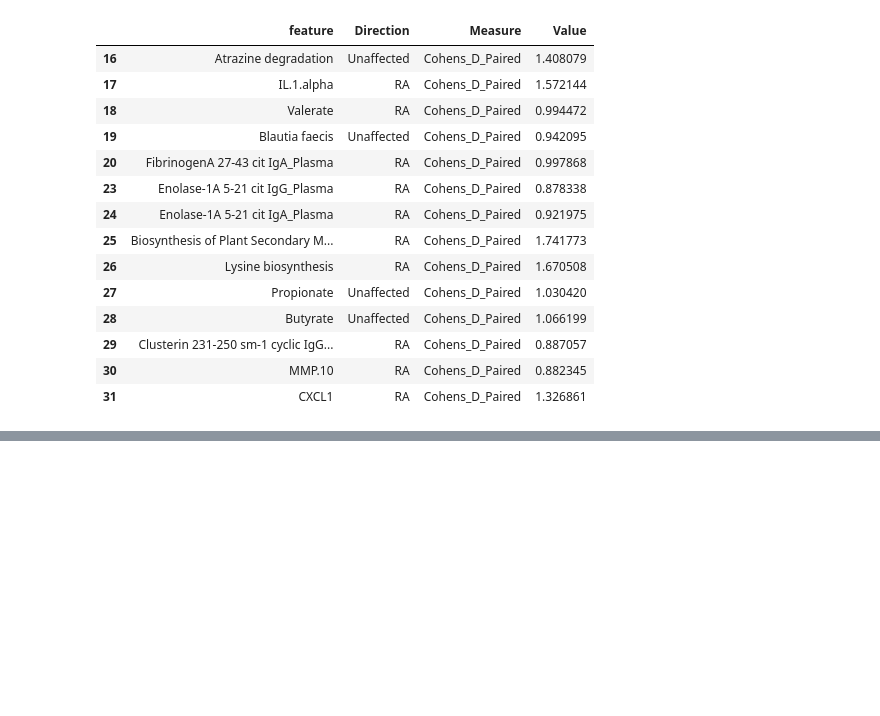
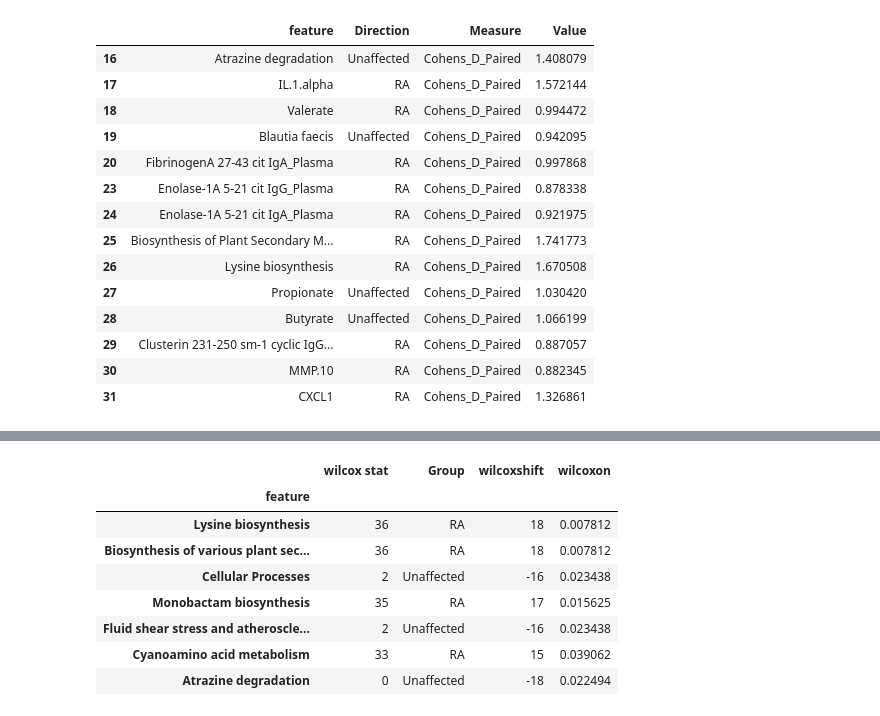
Before and after one commit to kbpi314/twinsra, a Jupyter notebook: code/twinsra_v5.ipynb, the cells around one changed output, grey strips where cells are left out. Saved outputs shown, nothing was run; the diff lists cells and outputs as text; code cells hidden in the pictures; blank space fills up the shorter version.

```diff
--- a/code/twinsra_v5.ipynb
+++ b/code/twinsra_v5.ipynb
@@ -2342,2 +2334,21 @@ df_corr3
+# %%
+# process pathway results into lefse able format
+df = pd.read_csv(path + '/inputs/RA_Twins/16S/jobs/16_path/16_path_stats_clean.csv')
+df = df[df['wilcoxon'] <= 0.05]
+df['Group'] = df['wilcox stat'].map(lambda x: 'RA' if x >= 18 else 'Unaffected')
+df['wilcoxshift'] = df['wilcox stat'].map(lambda x: x-18)
+df_lp = df[['feature', 'wilcox stat', 'Group', 'wilcoxshift', 'wilcoxon']].set_index('feature')
+df_lp.to_csv(path + 'outputs/jobs06/pathway_results.tsv', sep='\t', header=False)
+df_lp
+# %% [output]
+|  | wilcox stat | Group | wilcoxshift | wilcoxon |
+| feature |  |  |  |  |
+| Lysine biosynthesis | 36 | RA | 18 | 0.007812 |
+| Biosynthesis of various plant sec... | 36 | RA | 18 | 0.007812 |
+| Cellular Processes | 2 | Unaffected | -16 | 0.023438 |
+| Monobactam biosynthesis | 35 | RA | 17 | 0.015625 |
+| Fluid shear stress and atheroscle... | 2 | Unaffected | -16 | 0.023438 |
+| Cyanoamino acid metabolism | 33 | RA | 15 | 0.039062 |
+| Atrazine degradation | 0 | Unaffected | -18 | 0.022494 |
 # %%
 rel_ab
```
Also changed, not shown: parts of 1 cell of this notebook.
